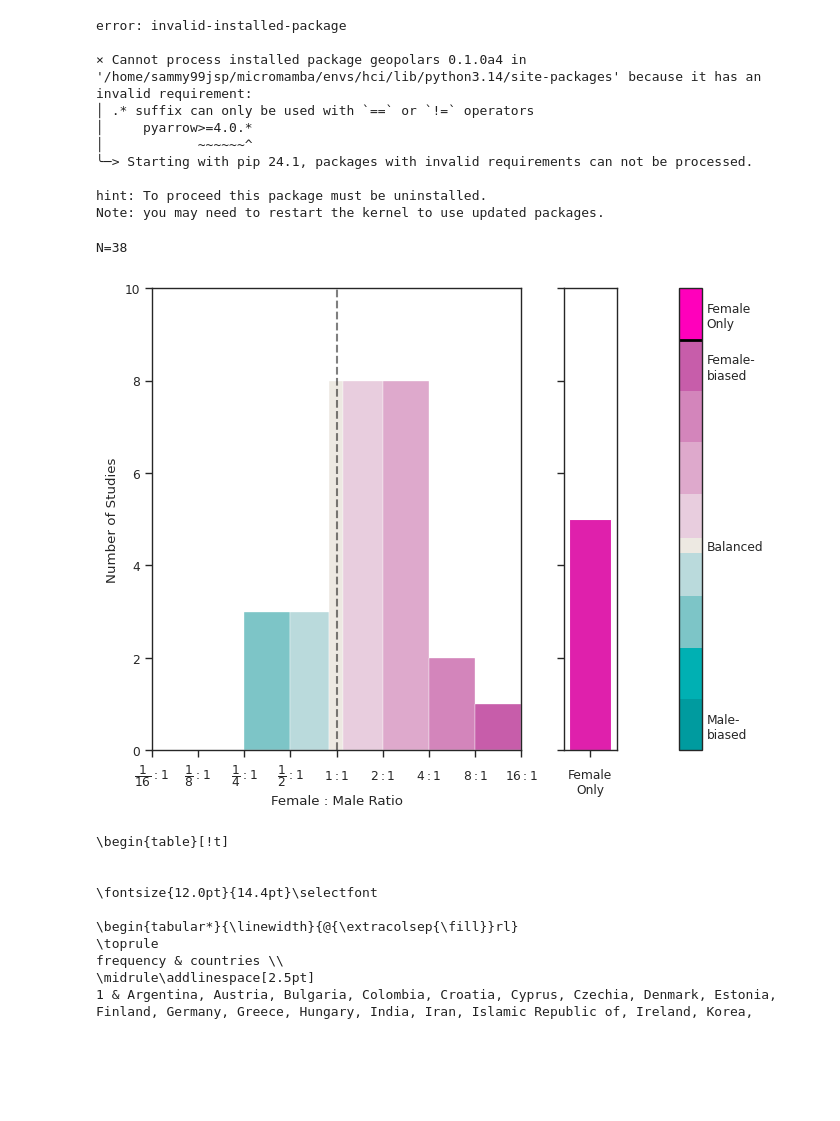
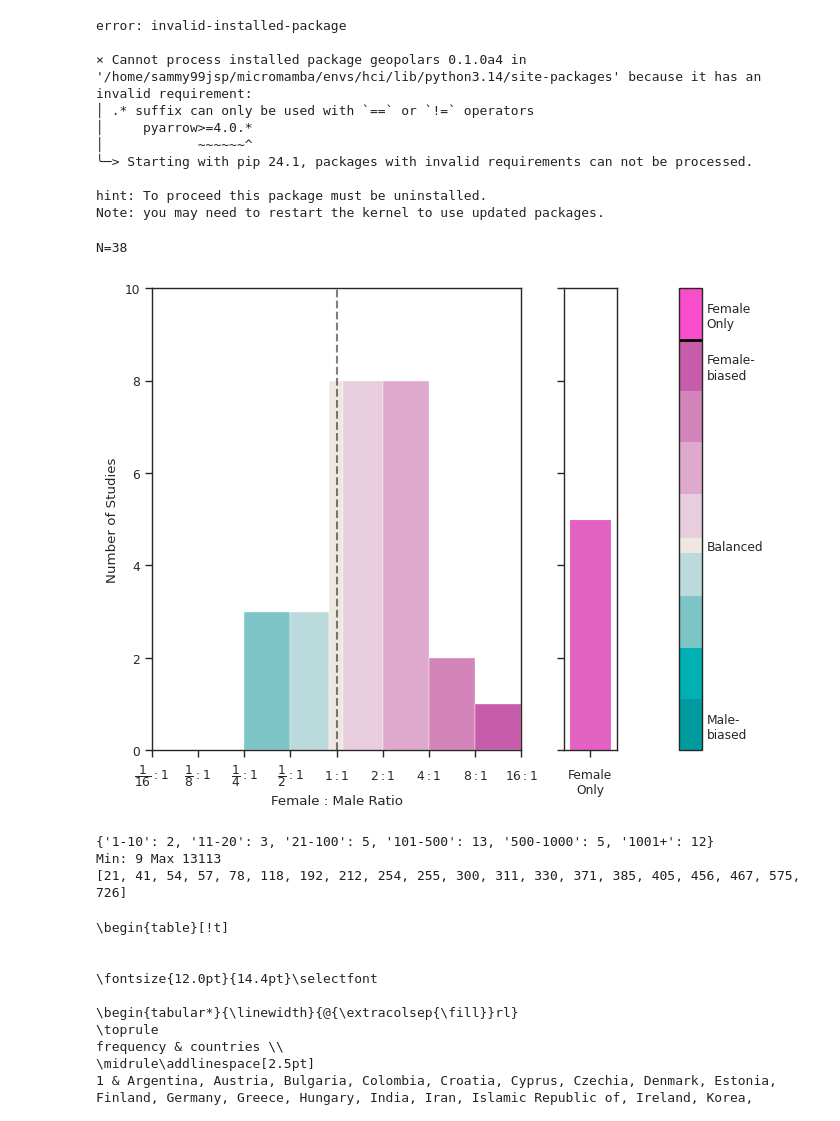
Before and after one commit to HCI-7B-Analysis/Data, a Jupyter notebook: analysis2_summary.ipynb, the cells around one changed output. Drawn from its saved outputs; the diff is of its cells as text; code cells hidden in the pictures; blank space fills up the shorter version.

```diff
--- a/analysis2_summary.ipynb
+++ b/analysis2_summary.ipynb
@@ -131,7 +131,7 @@ colors = [
     "#DEA9CC",
     "#D385BB",
     "#C75DAA",
-    "#FF00BB"
+    "#F94DCB"
 ]
 
 
@@ -172,34 +172,34 @@ ax.set_xticks(
     verticalalignment='baseline',
 )
 ax.tick_params(axis='x', pad=X_PAD)
 
 ax.axvline(1, color="black", linestyle="--", linewidth=1.5, alpha=0.5)
 
 bounds = [-4, -3, -2, -1, np.log2(0.9), np.log2(1.1), 1, 2, 3, 4, 5]
 cmap = ListedColormap(colors, "gender-test")
 norm = BoundaryNorm(bounds, ncolors=len(colors))
 sm = mpl.cm.ScalarMappable(cmap=cmap, norm=norm)
 sm.set_array([])
 
 cbar = plt.colorbar(
     sm,
     ax=[ax, ax_female_only],
     spacing="proportional",
     boundaries=bounds,
     pad=0.1
 )
 
 cbar.set_ticks([4.5, 3.5, 0, -3.5], labels=["Female\nOnly", "Female-\nbiased", "Balanced", "Male-\nbiased"])
 cbar.set_ticks([], minor=True)
 cbar.ax.tick_params(length=0)
 cbar.ax.axhline(4, color='black', linewidth=2)
 
 ax.xaxis.set_label_text("Female : Male Ratio")
 ax.yaxis.set_label_text("Number of Studies")
 fig.savefig("figs/studies-gender-balance.pdf", transparent=True)
 # %% [output]
 N=38
-[figure, old version]
+[figure, new version]
 # %%
 # fig, ax = plt.subplots(1, 1, figsize=(7, 7))
 # # ax.set(xscale="log")
@@ -210,7 +210,7 @@ N=38
 # # ax.xaxis.set_tick_params(which="both", labelrotation=60)
 
 
-# hist = studies["sample_size"].dropna()
+hist = studies
 
 # # ax.set_title(f"Fieldwork of Studies $(N={len(hist)})$")
 # print(hist)
@@ -221,6 +221,29 @@ N=38
 #     y=hist.values,
 #     orient="v"
 # )
+
+sample_size = pl.col("sample_size")
+buckets = {
+    "1-10": sample_size <= 10,
+    "11-20": (sample_size >= 11).and_(sample_size <= 20),
+    "21-100": (sample_size >= 21).and_(sample_size <= 100),
+    "101-500": (sample_size >= 101).and_(sample_size <= 500),
+    "500-1000": (sample_size >= 501).and_(sample_size <= 1000),
+    "1001+": (sample_size >= 1001),
+}
+
+print({
+    b: len(hist.filter(cond)) for b, cond in buckets.items()
+})
+
+print("Min:", studies["sample_size"].min(), "Max", studies["sample_size"].max())
+
+
+print(studies["sample_size"].sort().to_list()[9:29])
+# %% [output]
+{'1-10': 2, '11-20': 3, '21-100': 5, '101-500': 13, '500-1000': 5, '1001+': 12}
+Min: 9 Max 13113
+[21, 41, 54, 57, 78, 118, 192, 212, 254, 255, 300, 311, 330, 371, 385, 405, 456, 467, 575, 726]
 # %%
 import geopandas as geopd
 from iso3166 import countries_by_alpha2, countries_by_alpha3
```
Also changed, not shown: 9 other files.
